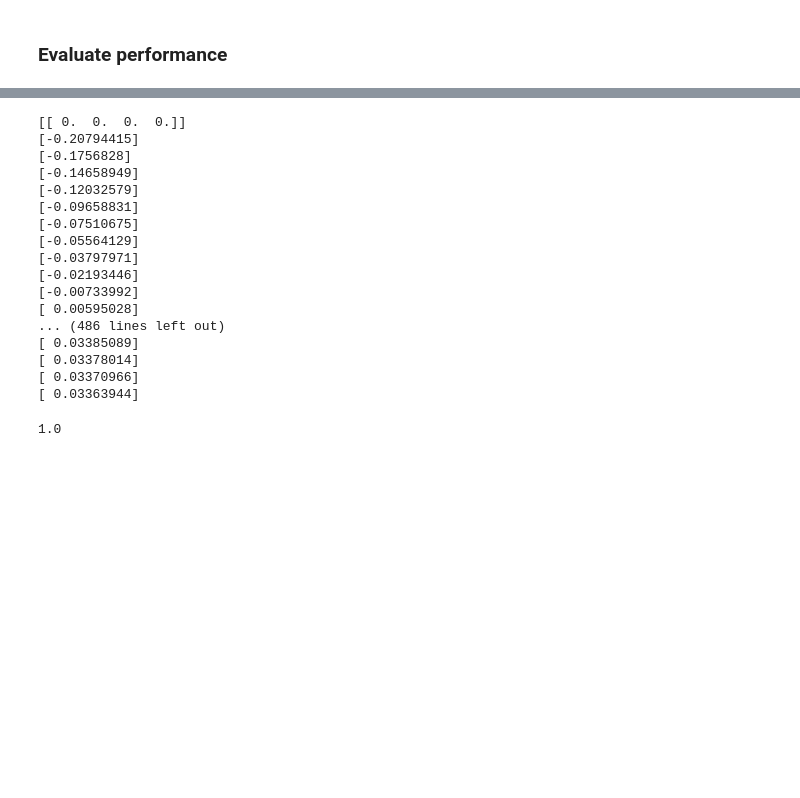
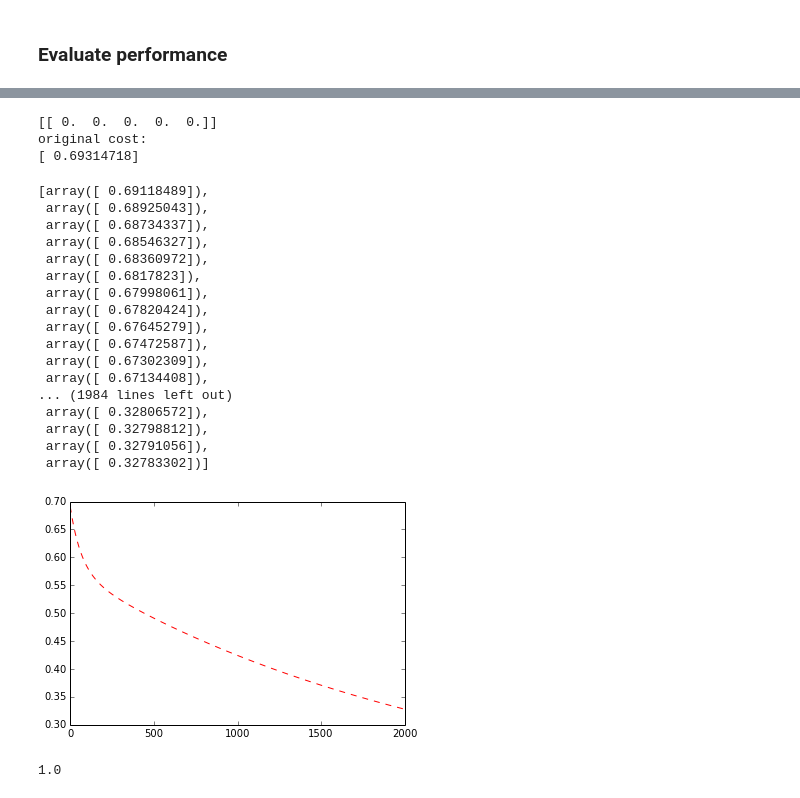
Before and after one commit to dcumachinelearning/ml-group, a Jupyter notebook: logistic_regression_with_numpy/logistic_regression_workbook.ipynb, the cells around one changed output, grey strips where cells are left out. Saved outputs shown, nothing was run; the diff lists cells and outputs as text; code cells hidden in the pictures; blank space fills up the shorter version.

```diff
--- a/logistic_regression_with_numpy/logistic_regression_workbook.ipynb
+++ b/logistic_regression_with_numpy/logistic_regression_workbook.ipynb
@@ -293,38 +302,52 @@ def cost_function(X, answers, theta):
 # %%
 # print the original theta, and the output of the cost function
 print(theta)
+print('original cost: ')
 print(cost_function(train_X, train_y, theta))
 
+costs = []
 def gradient_descent(X, y, theta, alpha, num_iterations=100):
+
     working_theta = np.array(theta)
     for i in range(num_iterations):
         working_theta = iterate(X, y, working_theta, alpha)
-        print(cost_function(train_X, train_y, working_theta))
+#         print(cost_function(train_X, train_y, working_theta))
+        costs.append(cost_function(train_X, train_y, working_theta))
     return np.array(working_theta)
 
-alpha = 0.005
-num_iterations = 500
+alpha = 0.0005
+# alphas = [ 0.1, 0.01, 0.05 ]
+num_iterations = 2000
 #print("final/best theta: ")
 best_theta = gradient_descent(train_X, train_y, theta, alpha, num_iterations)
 #best_theta
+costs
 # %% [output]
-[[ 0.  0.  0.  0.]]
-[-0.20794415]
-[-0.1756828]
-[-0.14658949]
-[-0.12032579]
-[-0.09658831]
-[-0.07510675]
-[-0.05564129]
-[-0.03797971]
-[-0.02193446]
-[-0.00733992]
-[ 0.00595028]
-... (486 lines left out)
-[ 0.03385089]
-[ 0.03378014]
-[ 0.03370966]
-[ 0.03363944]
+[[ 0.  0.  0.  0.  0.]]
+original cost:
+[ 0.69314718]
+[array([ 0.69118489]),
+ array([ 0.68925043]),
+ array([ 0.68734337]),
+ array([ 0.68546327]),
+ array([ 0.68360972]),
+ array([ 0.6817823]),
+ array([ 0.67998061]),
+ array([ 0.67820424]),
+ array([ 0.67645279]),
+ array([ 0.67472587]),
+ array([ 0.67302309]),
+ array([ 0.67134408]),
+... (1984 lines left out)
+ array([ 0.32806572]),
+ array([ 0.32798812]),
+ array([ 0.32791056]),
+ array([ 0.32783302])]
+# %%
+plt.plot(range(len(costs)), costs, color='red', lw=1, ls='--')
+plt.show()
+# %% [output]
+[figure, added]
 # %%
 predictions = predict(test_X, best_theta)
 check_accuracy(predictions, test_y)
```
Also changed, not shown: parts of 6 cells of this notebook, 1 other file.
